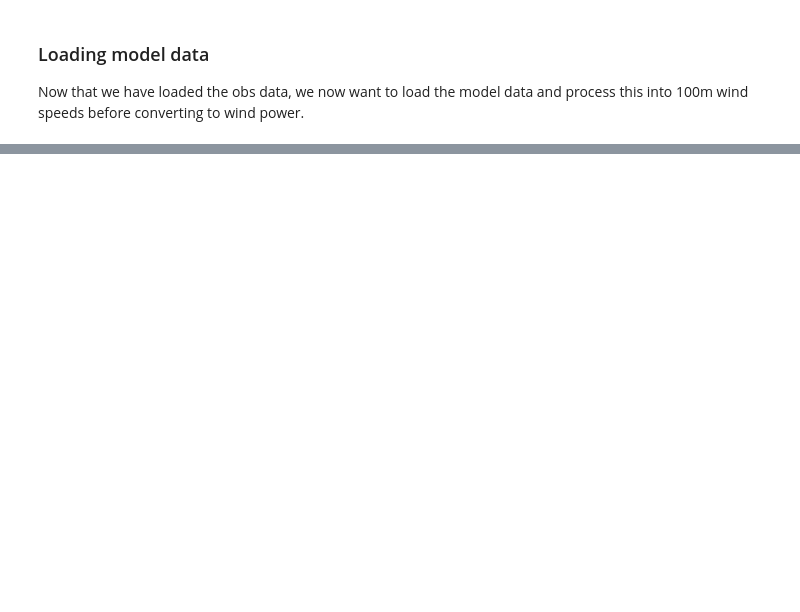
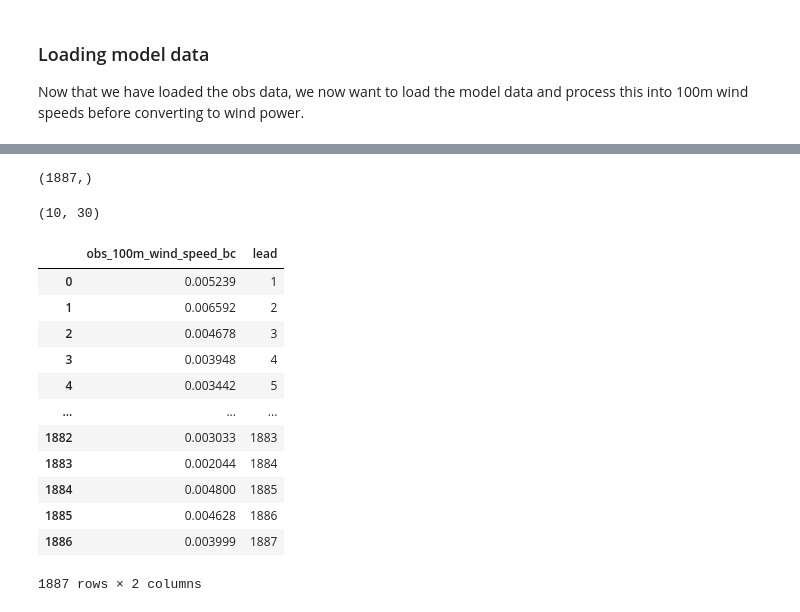
Before and after one commit to benhutchmet/unseen_multi_year, a Jupyter notebook: testing_wind.ipynb, the cells around one changed output, grey strips where cells are left out. Cells and saved outputs as stored; diff of their text form; code cells hidden in the pictures; blank space fills up the shorter version.

```diff
--- a/testing_wind.ipynb
+++ b/testing_wind.ipynb
@@ -207,3 +203,5 @@ array([0.74866914, 0.82610007, 0.59894853, ..., 0.63649144, 0.60136279,
+# %%
+wind_speed_post_obs = wind_speed_post
 # %%
 import pandas as pd
 
@@ -254,0 +454,33 @@ Now that we have loaded the obs data, we now want to load the model data and pro
+# %%
+wind_speed_post_obs.shape
+# %% [output]
+(1887,)
+# %%
+wind_speed_post.shape
+# %% [output]
+(10, 30)
+# %%
+# get these into a dataframe
+wind_speed_post_obs_df = pd.DataFrame(wind_speed_post_obs)
+# %%
+# set up a lead column
+wind_speed_post_obs_df["lead"] = np.arange(1, len(wind_speed_post_obs_df) + 1)
+# %%
+# set up column names
+wind_speed_post_obs_df.columns = ["obs_100m_wind_speed_bc", "lead"]
+# %%
+wind_speed_post_obs_df
+# %% [output]
+|  | obs_100m_wind_speed_bc | lead |
+| 0 | 0.005239 | 1 |
+| 1 | 0.006592 | 2 |
+| 2 | 0.004678 | 3 |
+| 3 | 0.003948 | 4 |
+| 4 | 0.003442 | 5 |
+| ... | ... | ... |
+| 1882 | 0.003033 | 1883 |
+| 1883 | 0.002044 | 1884 |
+| 1884 | 0.004800 | 1885 |
+| 1885 | 0.004628 | 1886 |
+| 1886 | 0.003999 | 1887 |
+1887 rows × 2 columns
```
Also changed, not shown: parts of 19 cells of this notebook.
